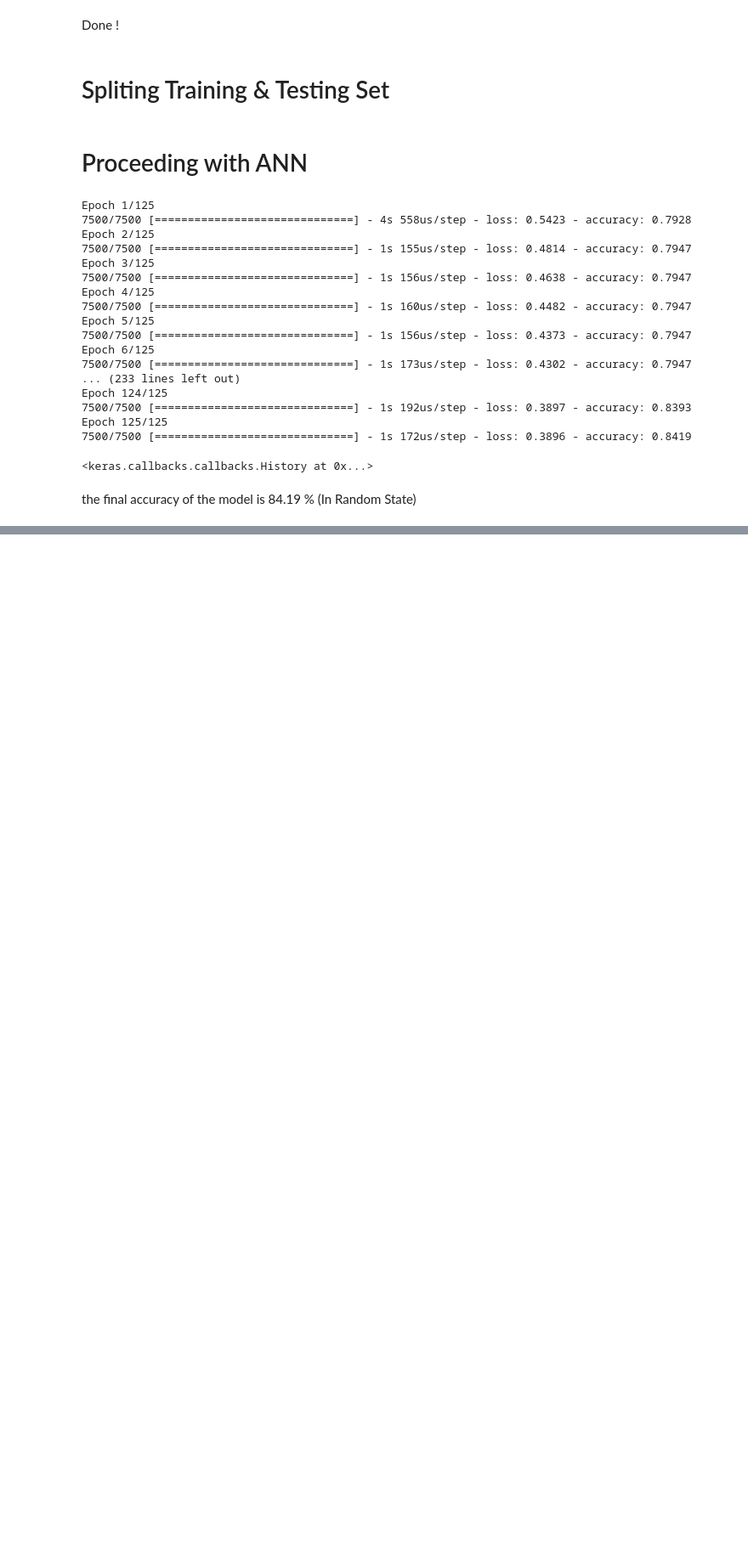
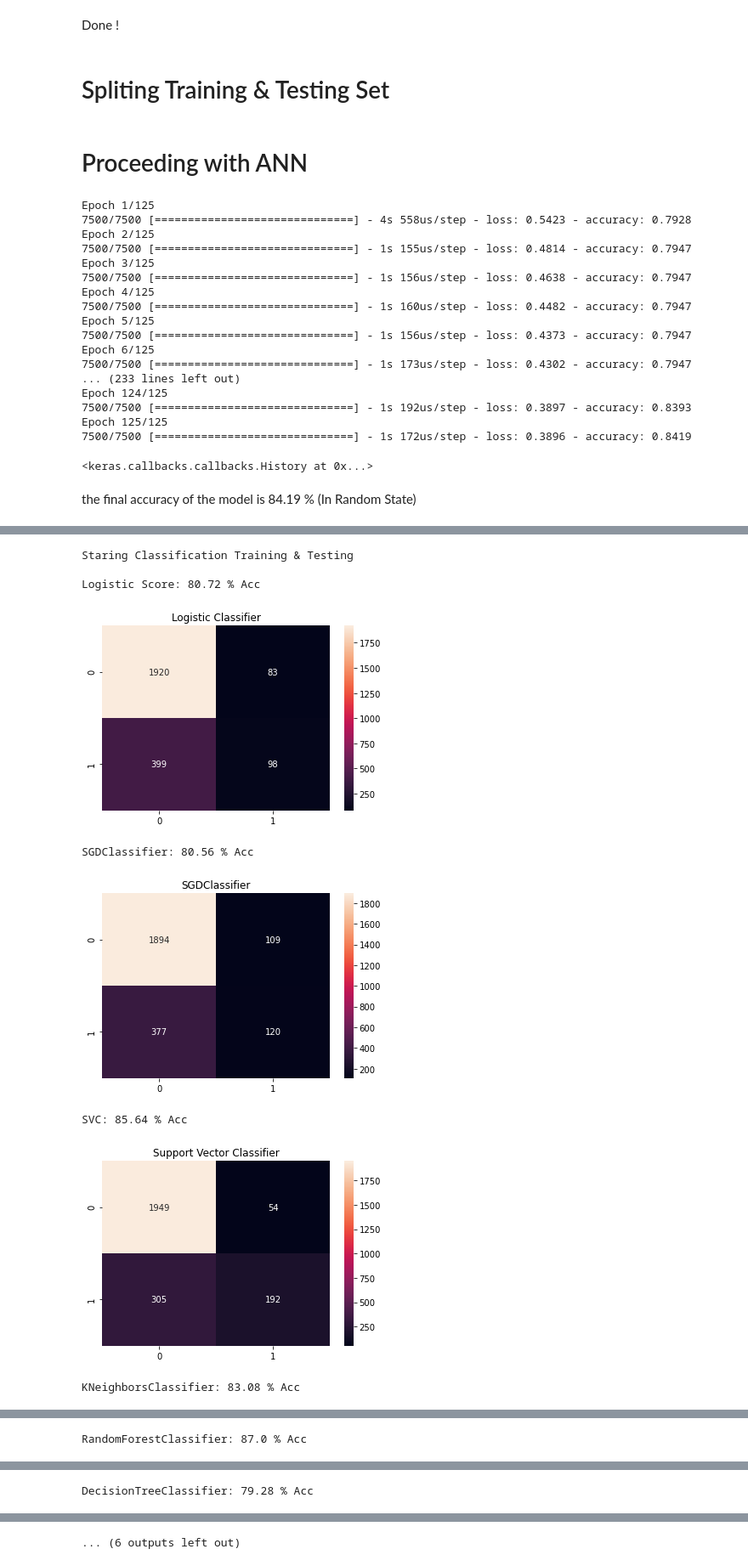
Before and after one commit to RozySky/Deep-Learning, a Jupyter notebook: Projects/First Project/Churn Classification.ipynb, the cells around one changed output, grey strips where cells are left out. Shown at 85% size. Saved outputs shown, nothing was run; the diff lists cells and outputs as text; code cells hidden in the pictures; blank space fills up the shorter version.

```diff
--- a/Projects/First Project/Churn Classification.ipynb
+++ b/Projects/First Project/Churn Classification.ipynb
@@ -198,4 +199,0 @@ Correct 0.8012
-# %%
-predictions = Neural_Network.predict(test_x)
-predictions = (predictions > 0.5)
-mat = confusion_matrix(test_y, predictions)
@@ -210,0 +323,13 @@ mat[0][0] + mat[1][1]
+# %%
+%matplotlib inline
+classification_hook(test_x,test_y,train_x,train_y).start()
+# %% [output]
+Staring Classification Training & Testing
+
+Logistic Score: 80.72 % Acc
+[figure, added]
+SGDClassifier: 80.56 % Acc
+[figure, added]
+SVC: 85.64 % Acc
+[figure, added]
+KNeighborsClassifier: 83.08 % Acc
@@ -210,0 +337 @@ mat[0][0] + mat[1][1]
+RandomForestClassifier: 87.0 % Acc
@@ -210,0 +339 @@ mat[0][0] + mat[1][1]
+DecisionTreeClassifier: 79.28 % Acc
@@ -210,0 +341 @@ mat[0][0] + mat[1][1]
+... (6 outputs left out)
```
Also changed, not shown: parts of 9 cells of this notebook.
